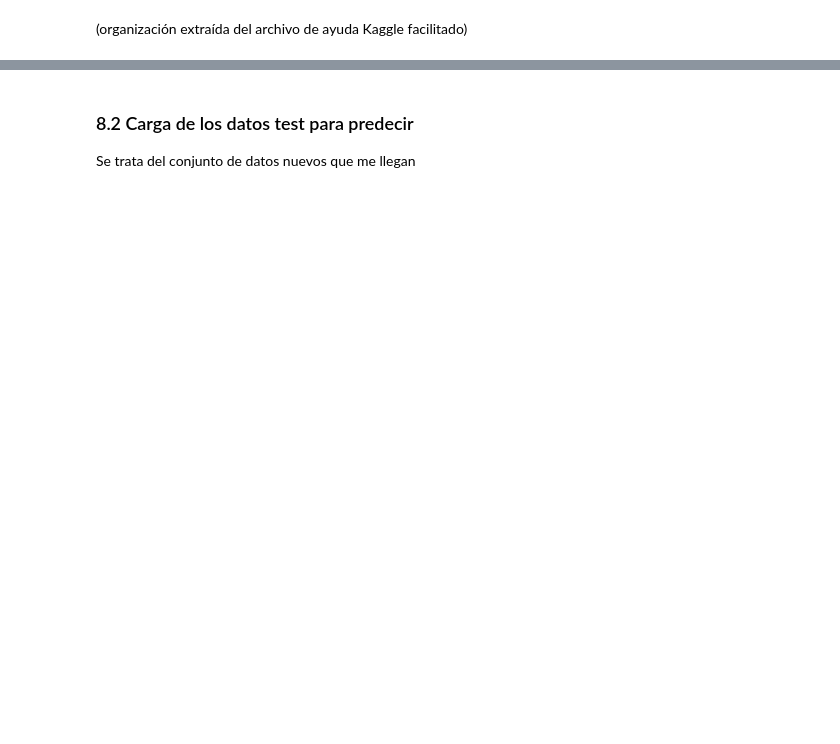
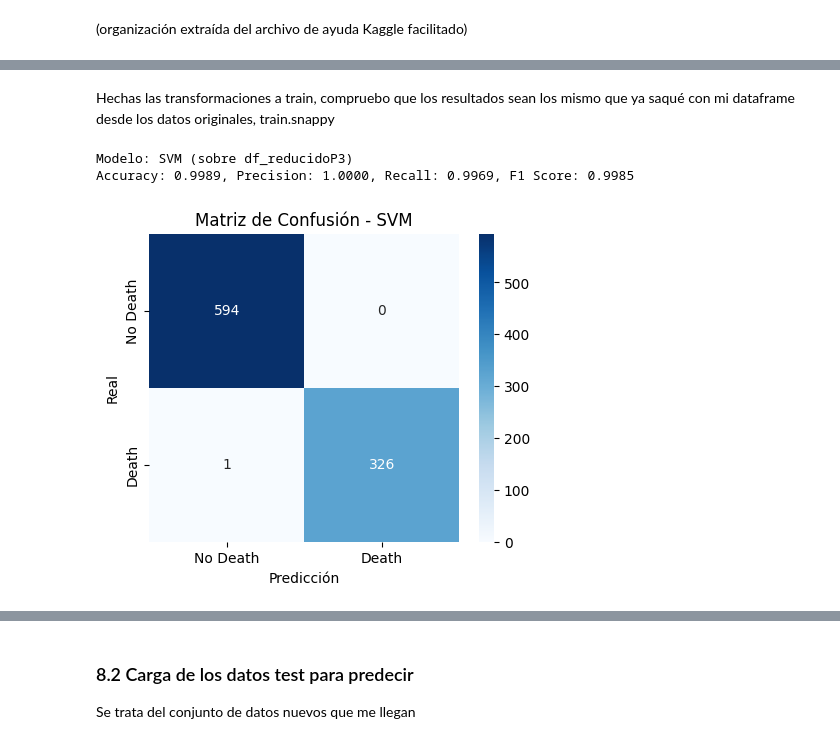
Before and after one commit to angelgvill/DS102024, a Jupyter notebook: 3-MachineLearning/2-Supervisado/Ejercicios/ejercicio_Kaggle2_setas.ipynb, the cells around one changed output, grey strips where cells are left out. Saved outputs shown, nothing was run; the diff lists cells and outputs as text; code cells hidden in the pictures; blank space fills up the shorter version.

```diff
--- a/3-MachineLearning/2-Supervisado/Ejercicios/ejercicio_Kaggle2_setas.ipynb
+++ b/3-MachineLearning/2-Supervisado/Ejercicios/ejercicio_Kaggle2_setas.ipynb
@@ -1341,2 +1513,2 @@ def convert_to_numeric_better(df):
 # %%
-df_final= ajuste_target(df_numericP2)
+df_finalP= ajuste_target(df_numericP2)
@@ -1347,11 +1530,11 @@ df_numericP2
 # %%
-corr_matrix = df_numericP2.drop(columns=['class_poisonous']).corr().abs()
+corr_matrix = df_finalP.corr().abs()
 upper_tri = corr_matrix.where(np.triu(np.ones(corr_matrix.shape), k=1).astype(bool))
 
 # Encontrar columnas con alta correlación (por ejemplo, >0.8)
 to_drop = [column for column in upper_tri.columns if any(upper_tri[column] > 0.8)]
 
-df_reducidoP1 = df_final.drop(columns=to_drop)
+df_reducidoP1 = df_finalP.drop(columns=to_drop)
 # %%
 #llamaré a este dataframe resultante Parquet Reducido1
 print (f'Dimensiones df_reducidoP1 {df_reducidoP1.shape}')
@@ -1358,7 +1543,12 @@ print (f'Dimensiones df_reducidoP1 {df_reducidoP1.shape}')
 # %%
-correlaciones = df_reducidoP1.corr()["class_poisonous"].abs().sort_values(ascending=False)
+correlaciones = df_reducidoP1.corr()["death"].abs().sort_values(ascending=False)
 top_features = correlaciones[correlaciones > 0.1].index  # Se pueden ajustar los valores
+# Asegurarse de que 'death' no esté en 'top_features'
+top_features = [col for col in top_features if col != 'death']
 df_reducidoP2 = df_reducidoP1[top_features]
+# Agregar la columna 'death' al inicio del dataframe
+df_reducidoP2.insert(0, "death", df_reducidoP1["death"])
+
 
 #llamaré a este dataframe resultante Parquet Reducido2
 print (f'Dimensiones df_reducidoP2 {df_reducidoP2.shape}')
@@ -1365,12 +1557,17 @@ print (f'Dimensiones df_reducidoP2 {df_reducidoP2.shape}')
 # %%
-X = df_reducidoP2.drop(columns=["class_poisonous"])
-y = df_reducidoP2["class_poisonous"]
+from sklearn.feature_selection import RFE
+from sklearn.ensemble import RandomForestClassifier
+
+X = df_reducidoP2.drop(columns=["death"])
+y = df_reducidoP2["death"]
 
 model = RandomForestClassifier()
-selector = RFE(model, n_features_to_select=30)  # Ajusta a la mitad de las columnas que tengo
+selector = RFE(model, n_features_to_select=30)  # Ajusto aproximadamente a la mitad de las columnas que tengo
 X_new = selector.fit_transform(X, y)
 selected_features = X.columns[selector.get_support()]
-df_reducidoP3 = df_reducidoP2[selected_features.insert(0, "class_poisonous")]
+df_reducidoP3 = df_reducidoP2[selected_features.insert(0, "death")]
 
-#llamaré a este dataframe resultante Parquet Reducido3
+#llamaré a este dataframe resultante Parquet Reducido2
 print (f'Dimensiones df_reducidoP3 {df_reducidoP3.shape}')
+
+df_reducidoP3.head(1)
@@ -1401,36 +1580,42 @@ df_Ppca.head() #llamaré a este dataframe resultante Parquet PCA
+# %% [markdown]
+Hechas las transformaciones a train, compruebo que los resultados sean los mismo que ya saqué con mi dataframe desde los datos originales, train.snappy
 # %%
 # Cargar datos
-X, y = df_Ppca.drop(columns=["class_poisonous"]), df_Ppca["class_poisonous"]
+X, y = df_reducidoP3.drop(columns=["death"]), df_reducidoP3["death"]
 
 # División en entrenamiento y validación (80%-20%)
 X_train, X_valid, y_train, y_valid = train_test_split(X, y, test_size=0.2, random_state=42, stratify=y)
 
-# Modelo: Regresión Logística
-modeloLR = LogisticRegression(max_iter=1000)
-modeloLR.fit(X_train, y_train)
+# Modelo: KNN
+modeloSVM = SVC()
+modeloSVM.fit(X_train, y_train)
 
 # Validación cruzada con predicciones
 skf = StratifiedKFold(n_splits=5, shuffle=True, random_state=42)
-y_pred = cross_val_predict(modeloLR, X_valid, y_valid, cv=skf)
+y_pred = cross_val_predict(modeloSVM, X_valid, y_valid, cv=skf)
 
 # Calcular matriz de confusión
 cm = confusion_matrix(y_valid, y_pred)
 
 # Reporte de clasificación
 reporte = classification_report(y_valid, y_pred, output_dict=True)
 accuracy = reporte["accuracy"]
 precision = reporte["1"]["precision"]
 recall = reporte["1"]["recall"]
 f1_score = reporte["1"]["f1-score"]
 
 # Imprimir métricas
-print(f"Modelo: Regresión Logística")
+print(f"Modelo: SVM (sobre df_reducidoP3)")
 print(f"Accuracy: {accuracy:.4f}, Precision: {precision:.4f}, Recall: {recall:.4f}, F1 Score: {f1_score:.4f}")
 
 # Graficar matriz de confusión
 plt.figure(figsize=(5, 4))
 sns.heatmap(cm, annot=True, fmt="d", cmap="Blues", xticklabels=["No Death", "Death"], yticklabels=["No Death", "Death"])
 plt.xlabel("Predicción")
 plt.ylabel("Real")
-plt.title("Matriz de Confusión - Regresión Logística")
+plt.title("Matriz de Confusión - SVM")
 plt.show()
+# %% [output]
+Modelo: SVM (sobre df_reducidoP3)
+Accuracy: 0.9989, Precision: 1.0000, Recall: 0.9969, F1 Score: 0.9985
+[figure, added]
```
Also changed, not shown: parts of 57 cells of this notebook, 2 other files.
